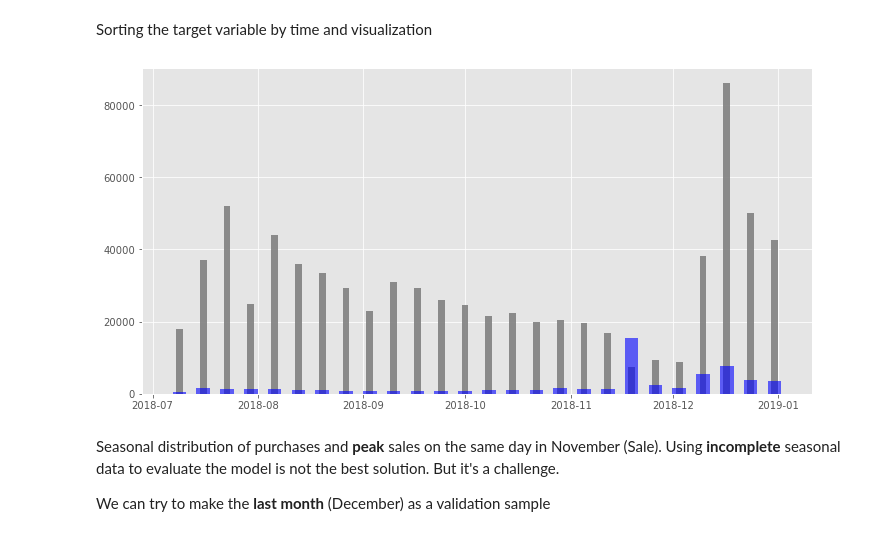
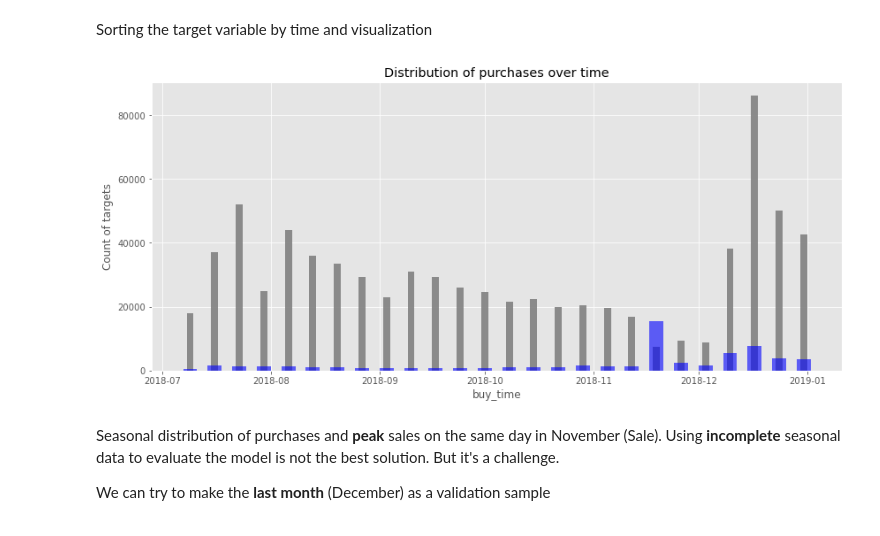
Before and after one commit to hildar/RecSys-Megafon, a Jupyter notebook: Train.ipynb, the cells around one changed output. Cells and saved outputs as stored; diff of their text form; code cells hidden in the pictures.

Commit message:
distribution function

```diff
--- a/Train.ipynb
+++ b/Train.ipynb
@@ -207,14 +207,24 @@ time_buy = pd.to_datetime(train[train['target'] == 1]['buy_time'], unit='s')\
                                                 .sort_values(ascending=False).value_counts(sort=False)
 time_notbuy = pd.to_datetime(train[train['target'] == 0]['buy_time'], unit='s')\
                                                 .sort_values(ascending=False).value_counts(sort=False)
-# %%
-plt.figure(figsize=(12, 6))
-plt.bar(time_notbuy.index, time_notbuy, width=2, color='grey', alpha=0.9)
-plt.bar(time_buy.index, time_buy, width=4, color='b', alpha=0.6)
-# plt.yscale('log')
-plt.show()
-# %% [output]
-[figure, removed]
+# %%
+def plot_distribution(buy, notbuy, fig_size=(14, 6), width=2,
+                      set_axis=False, modifided_axis=[0.0, 10.5, 0.0, 105000.0],
+                      title='Distribution of purchases', ylabel='Count of targets', xlabel='buy_time'):
+    plt.figure(figsize=fig_size)
+    plt.bar(notbuy.index, notbuy, width=width, color='grey', alpha=0.9)
+    plt.bar(buy.index, buy, width=width*2, color='b', alpha=0.6)
+    if set_axis:
+        plt.axis(modifided_axis)
+    plt.title(title)
+    plt.ylabel(ylabel)
+    plt.xlabel(xlabel)
+    # plt.yscale('log')
+    plt.show()
+# %%
+plot_distribution(time_buy, time_notbuy, title='Distribution of purchases over time')
+# %% [output]
+[figure, added]
 # %% [markdown]
 Seasonal distribution of purchases and **peak** sales on the same day in November (Sale). Using **incomplete** seasonal data to evaluate the model is not the best solution. But it's a challenge.
 
```
Also changed, not shown: parts of 21 cells of this notebook.
